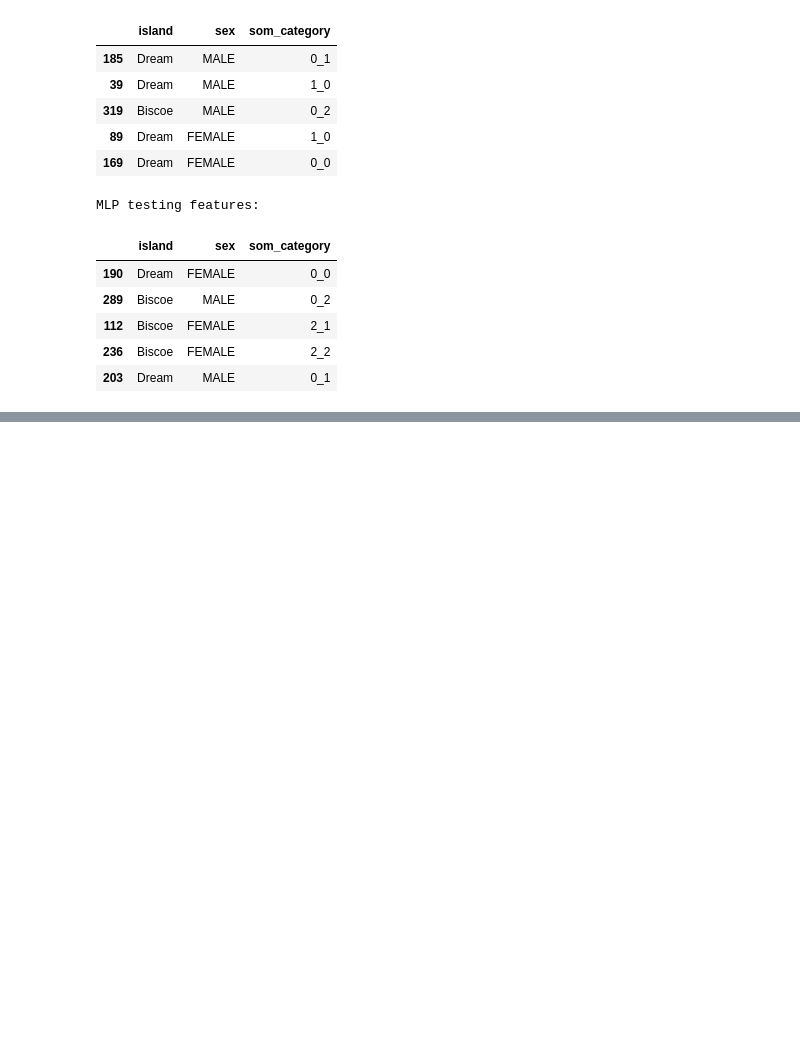
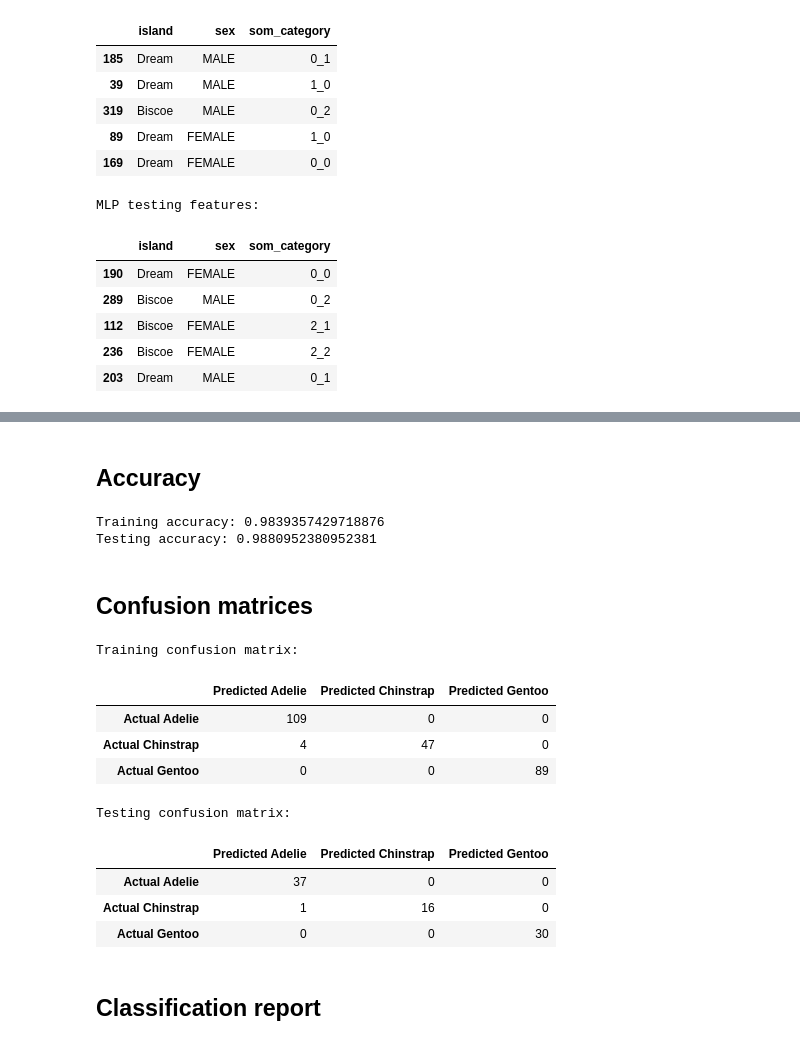
Before and after one commit to grateful-bread-dev/cpsc4970-m6, a Jupyter notebook: SOM_MLP.ipynb, the cells around one changed output, grey strips where cells are left out. Cells and saved outputs as stored; diff of their text form; code cells hidden in the pictures; blank space fills up the shorter version.

Commit message:
Finished SOM_MLP. Both SOM and MLP approaches performed well on the data.

```diff
--- a/SOM_MLP.ipynb
+++ b/SOM_MLP.ipynb
@@ -256,0 +289,49 @@ MLP testing features:
+# %% [markdown]
+## Accuracy
+# %%
+train_predictions = mlp_model.predict(X_train_mlp)
+test_predictions = mlp_model.predict(X_test_mlp)
+
+train_accuracy = accuracy_score(y_train, train_predictions)
+test_accuracy = accuracy_score(y_test, test_predictions)
+
+print("Training accuracy:", train_accuracy)
+print("Testing accuracy:", test_accuracy)
+# %% [output]
+Training accuracy: 0.9839357429718876
+Testing accuracy: 0.9880952380952381
+# %% [markdown]
+## Confusion matrices
+# %%
+species_labels = sorted(y.unique())
+
+train_cm = pd.DataFrame(
+    confusion_matrix(y_train, train_predictions, labels=species_labels),
+    index=[f"Actual {label}" for label in species_labels],
+    columns=[f"Predicted {label}" for label in species_labels]
+)
+
+test_cm = pd.DataFrame(
+    confusion_matrix(y_test, test_predictions, labels=species_labels),
+    index=[f"Actual {label}" for label in species_labels],
+    columns=[f"Predicted {label}" for label in species_labels]
+)
+
+print("Training confusion matrix:")
+display(train_cm)
+
+print("Testing confusion matrix:")
+display(test_cm)
+# %% [output]
+Training confusion matrix:
+|  | Predicted Adelie | Predicted Chinstrap | Predicted Gentoo |
+| Actual Adelie | 109 | 0 | 0 |
+| Actual Chinstrap | 4 | 47 | 0 |
+| Actual Gentoo | 0 | 0 | 89 |
+Testing confusion matrix:
+|  | Predicted Adelie | Predicted Chinstrap | Predicted Gentoo |
+| Actual Adelie | 37 | 0 | 0 |
+| Actual Chinstrap | 1 | 16 | 0 |
+| Actual Gentoo | 0 | 0 | 30 |
+# %% [markdown]
+## Classification report
```
Also changed, not shown: parts of 6 cells of this notebook.
